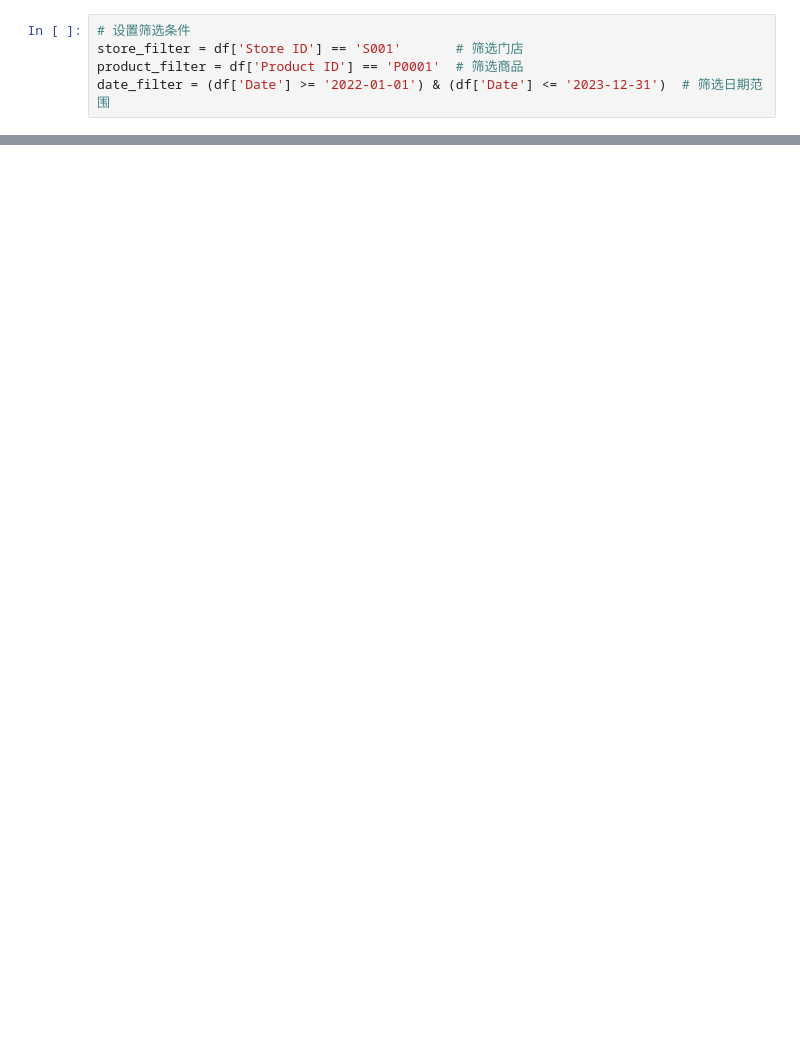
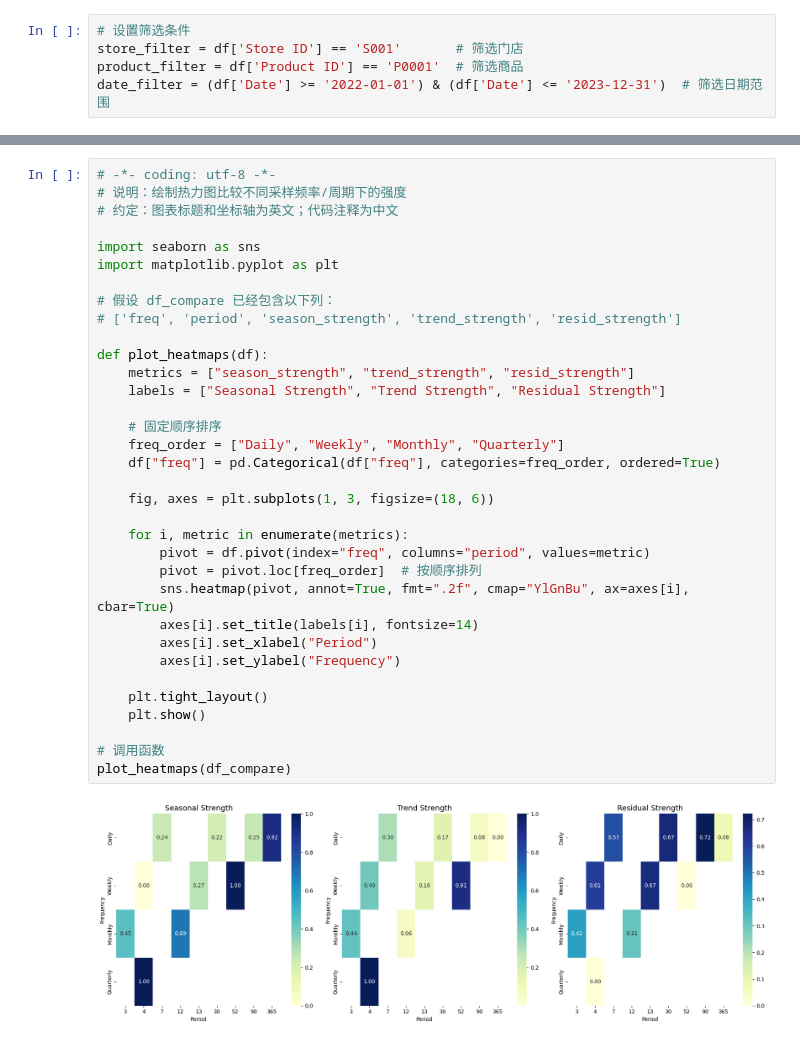
Before and after one commit to StarsWei/Retail-Store-Inventory-and-Demand-Forecasting, a Jupyter notebook: STL.ipynb, the cells around one changed output, grey strips where cells are left out. Cells and saved outputs as stored; diff of their text form; blank space fills up the shorter version.

```diff
--- a/STL.ipynb
+++ b/STL.ipynb
@@ -290,0 +234,36 @@ Name: Units Sold, Length: 730, dtype: int64
+# %%
+# -*- coding: utf-8 -*-
+# 说明：绘制热力图比较不同采样频率/周期下的强度
+# 约定：图表标题和坐标轴为英文；代码注释为中文
+
+import seaborn as sns
+import matplotlib.pyplot as plt
+
+# 假设 df_compare 已经包含以下列：
+# ['freq', 'period', 'season_strength', 'trend_strength', 'resid_strength']
+
+def plot_heatmaps(df):
+    metrics = ["season_strength", "trend_strength", "resid_strength"]
+    labels = ["Seasonal Strength", "Trend Strength", "Residual Strength"]
+
+    # 固定顺序排序
+    freq_order = ["Daily", "Weekly", "Monthly", "Quarterly"]
+    df["freq"] = pd.Categorical(df["freq"], categories=freq_order, ordered=True)
+
+    fig, axes = plt.subplots(1, 3, figsize=(18, 6))
+
+    for i, metric in enumerate(metrics):
+        pivot = df.pivot(index="freq", columns="period", values=metric)
+        pivot = pivot.loc[freq_order]  # 按顺序排列
+        sns.heatmap(pivot, annot=True, fmt=".2f", cmap="YlGnBu", ax=axes[i], cbar=True)
+        axes[i].set_title(labels[i], fontsize=14)
+        axes[i].set_xlabel("Period")
+        axes[i].set_ylabel("Frequency")
+
+    plt.tight_layout()
+    plt.show()
+
+# 调用函数
+plot_heatmaps(df_compare)
+# %% [output]
+[figure, added]
```
Also changed, not shown: parts of 44 cells of this notebook, 6 other files.
